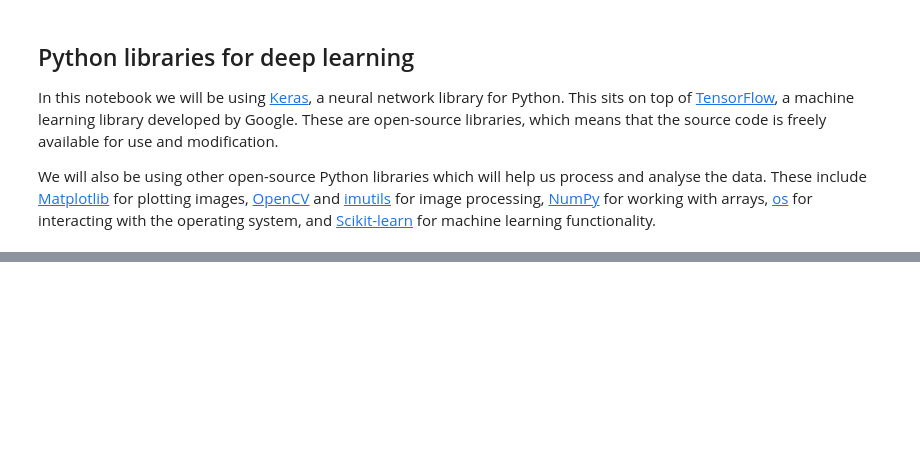
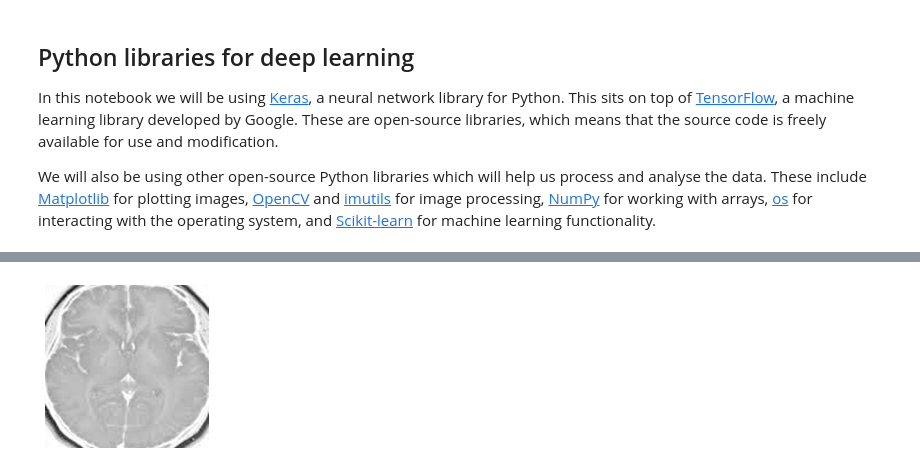
Before and after one commit to plymouth-neuroimaging/research-academy, a Jupyter notebook: 03_Keras/neural_networks.ipynb, the cells around one changed output, grey strips where cells are left out. Saved outputs shown, nothing was run; the diff lists cells and outputs as text; code cells hidden in the pictures; blank space fills up the shorter version.

```diff
--- a/03_Keras/neural_networks.ipynb
+++ b/03_Keras/neural_networks.ipynb
@@ -51,0 +210,5 @@ For a quick example of using deep learning in Python for medical imaging, we wil
+# %%
+# Show no tumour (last image)
+plot_image(X[-1])
+# %% [output]
+[figure, added]
```
Also changed, not shown: parts of 37 cells of this notebook.
